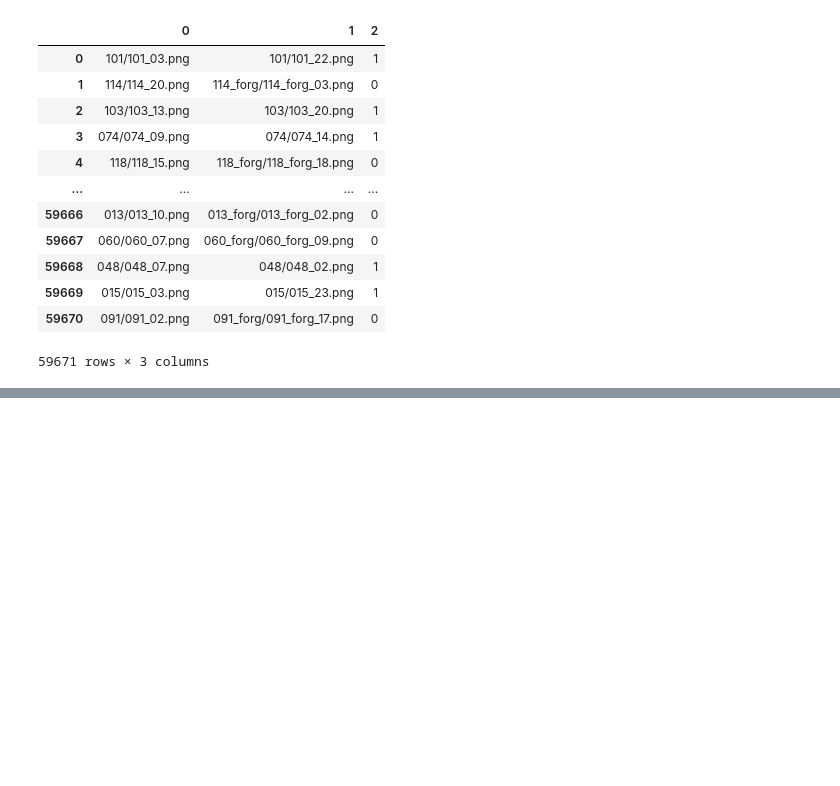
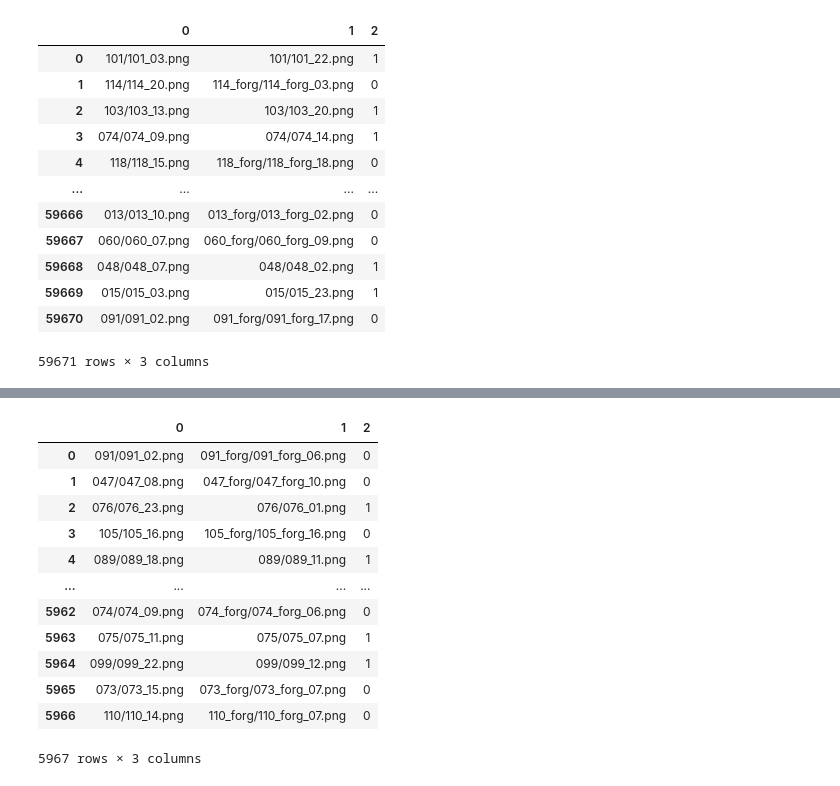
Before and after one commit to Prashant-Tiwari26/Signature-Verification-using-Siamese-Neural-Network, a Jupyter notebook: Notebooks/01_notebook.ipynb, the cells around one changed output, grey strips where cells are left out. Saved outputs shown, nothing was run; the diff lists cells and outputs as text; code cells hidden in the pictures; blank space fills up the shorter version.

```diff
--- a/Notebooks/01_notebook.ipynb
+++ b/Notebooks/01_notebook.ipynb
@@ -117,0 +156,17 @@ a
+# %%
+test_used.reset_index(drop=True, inplace=True)
+test_used
+# %% [output]
+|  | 0 | 1 | 2 |
+| 0 | 091/091_02.png | 091_forg/091_forg_06.png | 0 |
+| 1 | 047/047_08.png | 047_forg/047_forg_10.png | 0 |
+| 2 | 076/076_23.png | 076/076_01.png | 1 |
+| 3 | 105/105_16.png | 105_forg/105_forg_16.png | 0 |
+| 4 | 089/089_18.png | 089/089_11.png | 1 |
+| ... | ... | ... | ... |
+| 5962 | 074/074_09.png | 074_forg/074_forg_06.png | 0 |
+| 5963 | 075/075_11.png | 075/075_07.png | 1 |
+| 5964 | 099/099_22.png | 099/099_12.png | 1 |
+| 5965 | 073/073_15.png | 073_forg/073_forg_07.png | 0 |
+| 5966 | 110/110_14.png | 110_forg/110_forg_07.png | 0 |
+5967 rows × 3 columns
```
Also changed, not shown: parts of 9 cells of this notebook, 3 other files.
